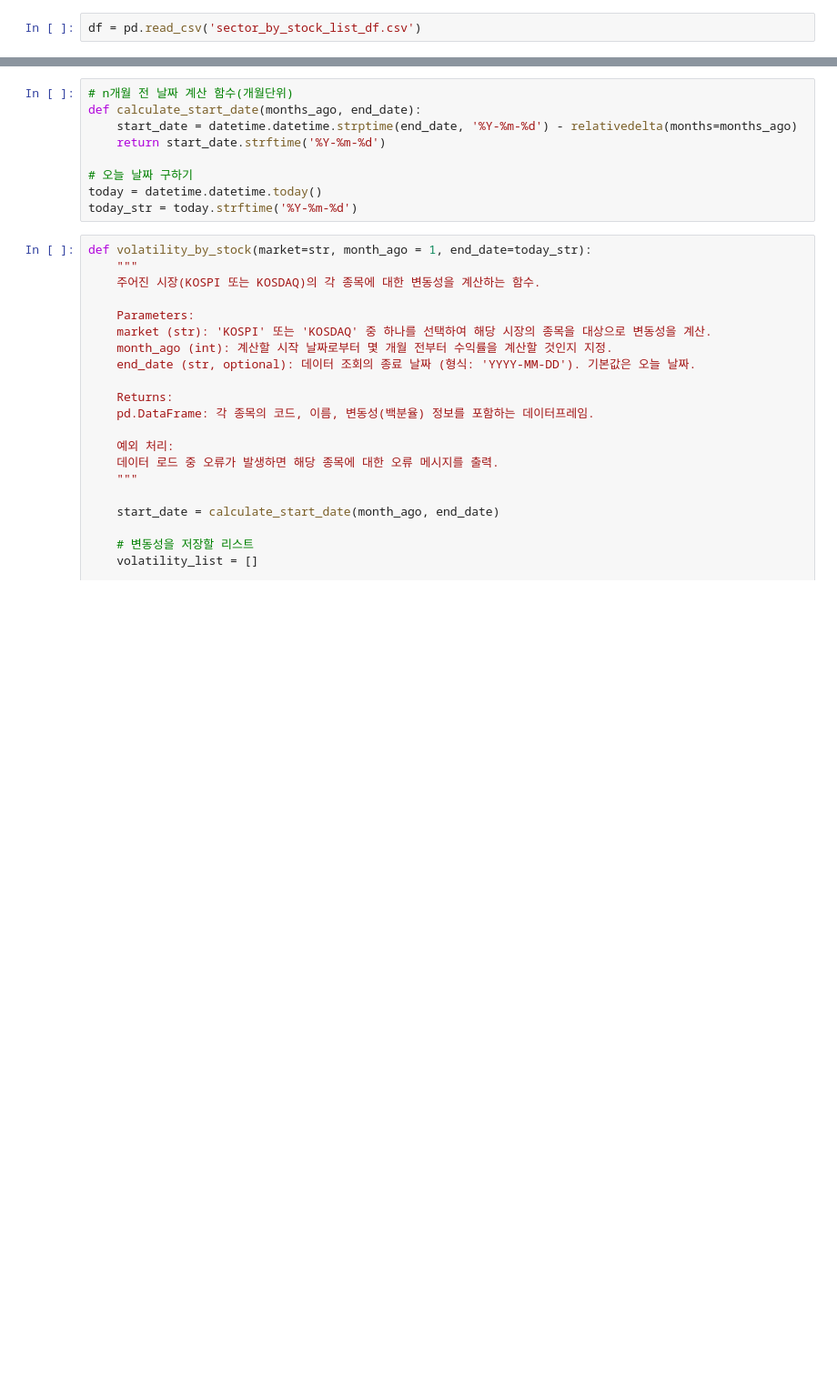
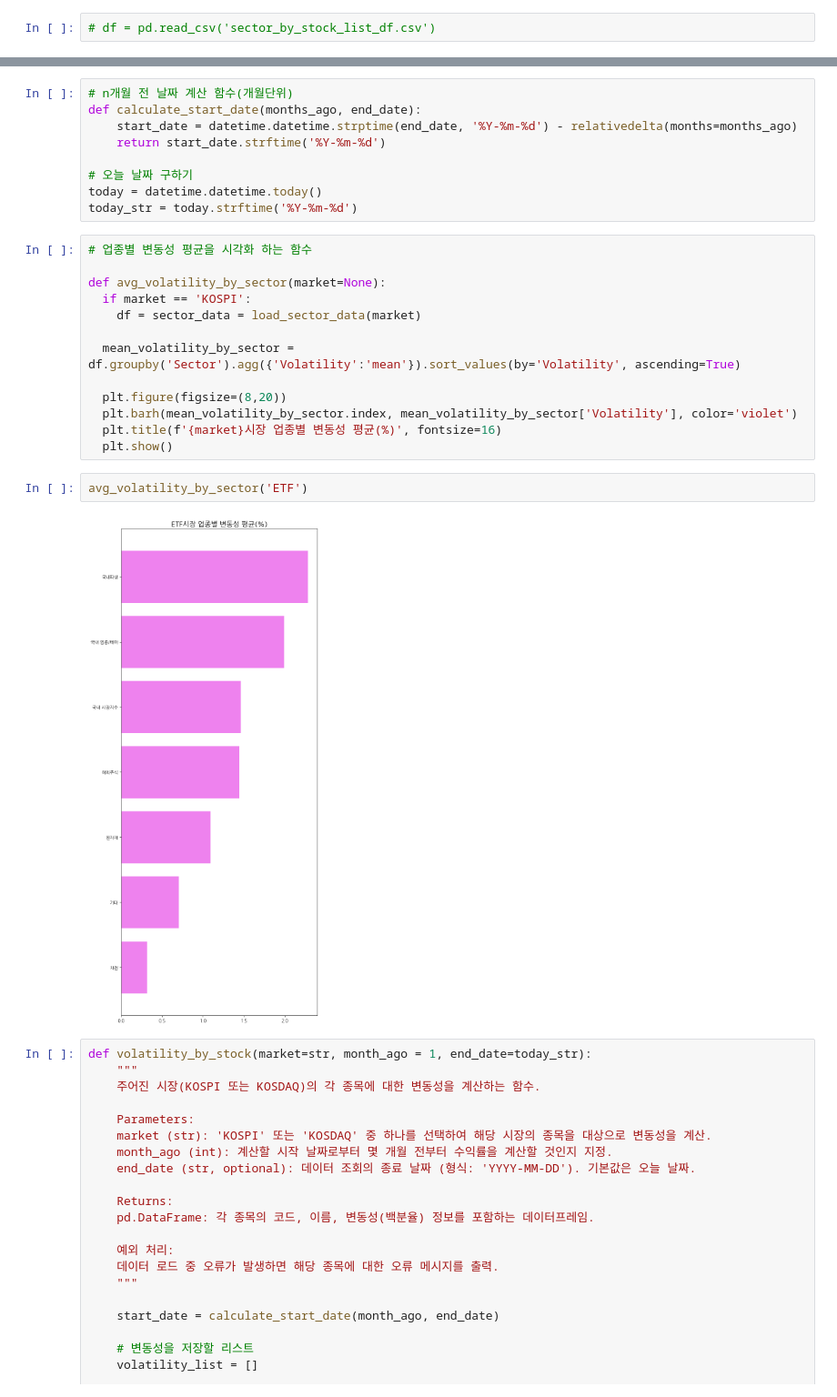
Before and after one commit to june2598/pythonstudy, a Jupyter notebook: project/sector_analysis(변동성).ipynb, the cells around one changed output, grey strips where cells are left out. Shown: that part at 91% size. Drawn from its saved outputs; the diff is of its cells as text; blank space fills up the shorter version.

```diff
--- a/project/sector_analysis(변동성).ipynb
+++ b/project/sector_analysis(변동성).ipynb
@@ -18,5 +20,5 @@ from dateutil.relativedelta import relativedelta
 pd.set_option('display.max_columns', None) # None으로 설정하면 모든 컬럼 출력
 pd.set_option('display.max_rows', None) #None으로 설정하면 모든 행 출력
 # %%
-df = pd.read_csv('sector_by_stock_list_df.csv')
+# df = pd.read_csv('sector_by_stock_list_df.csv')
 # %%
@@ -42,6 +35,23 @@ def calculate_start_date(months_ago, end_date):
 # 오늘 날짜 구하기
 today = datetime.datetime.today()
 today_str = today.strftime('%Y-%m-%d')
+# %%
+# 업종별 변동성 평균을 시각화 하는 함수
+
+def avg_volatility_by_sector(market=None):
+  if market == 'KOSPI':
+    df = sector_data = load_sector_data(market)
+
+  mean_volatility_by_sector = df.groupby('Sector').agg({'Volatility':'mean'}).sort_values(by='Volatility', ascending=True)
+
+  plt.figure(figsize=(8,20))
+  plt.barh(mean_volatility_by_sector.index, mean_volatility_by_sector['Volatility'], color='violet')
+  plt.title(f'{market}시장 업종별 변동성 평균(%)', fontsize=16)
+  plt.show()
+# %%
+avg_volatility_by_sector('ETF')
+# %% [output]
+[figure, added]
 # %%
 def volatility_by_stock(market=str, month_ago = 1, end_date=today_str):
     """
```
Also changed, not shown: parts of 8 cells of this notebook, 19 other files.
